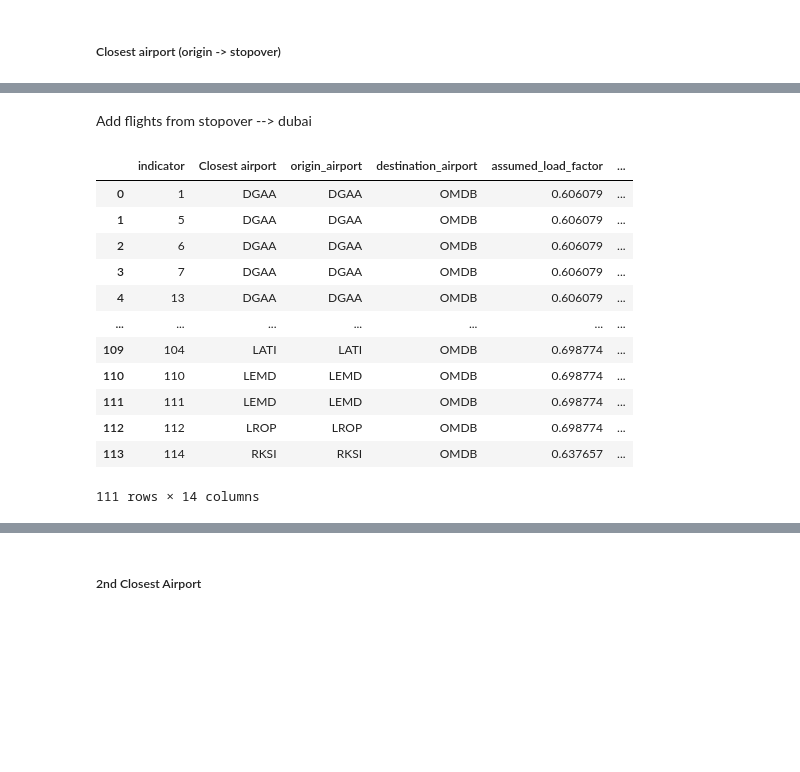
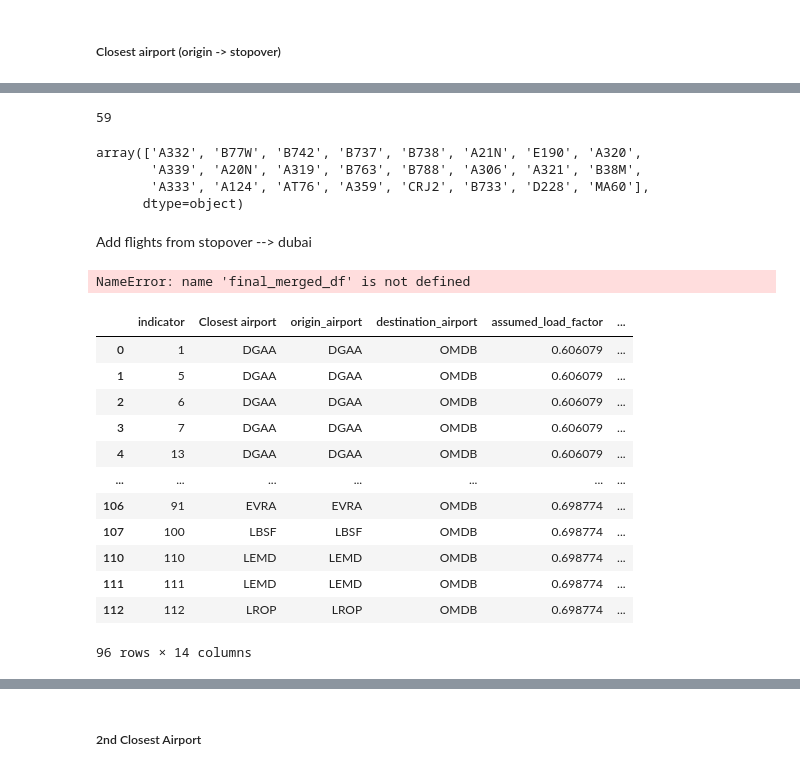
Before and after one commit to lukasschirren/COP_flight_analysis, a Jupyter notebook: cop28_delegate_list.ipynb, the cells around one changed output, grey strips where cells are left out. Saved outputs shown, nothing was run; the diff lists cells and outputs as text; code cells hidden in the pictures; blank space fills up the shorter version.

```diff
--- a/cop28_delegate_list.ipynb
+++ b/cop28_delegate_list.ipynb
@@ -241,6 +234,8 @@ non_direct = airport_location[airport_location['existing_flight'] == False]
 # test.drop_duplicates(subset=['icao'])
 # test.to_excel('flights_with_transit_stop_with_latitude.xlsx', index=False)
 non_direct.to_excel('non_existing_flights.xlsx', index=False)
-non_direct
+non_direct.reset_index(inplace=True)
+non_direct = non_direct[['iata','icao','total_delegates','country_code','airport','latitude','longitude','distance_to_dubai','existing_flight']]
+non_direct.iloc[:3]
 # %% [output]
 |  | iata | icao | total_delegates | country_code | airport | latitude | longitude | distance_to_dubai | ... |
@@ -268,0 +297,12 @@ df_stopover = pd.read_csv(path_transit)
+# %%
+results_closest = merged_df['hub_airport','to_dubai']
+destination_dubai = pd.merge(merged_df, df, left_on=['hub_airport', 'to_dubai'], right_on=['origin_airport', 'destination_airport'], how='inner')
+# destination_dubai = destination_dubai.drop_duplicates(subset=['icao'], keep='first')
+destination_dubai.reset_index(inplace=True)
+# destination_dubai = destination_dubai[['icao','first_closest','origin_airport','destination_airport',
+#        'assumed_load_factor', 'aircraft_type_icao', 'total_fuel_burn','co2_kg',
+#        'nox_kg','hc_kg', 'oc_kg', 'h2o_kg', 'so2_kg', 'sulphates_kg','to_dubai'
+#        ]]
+print(len(destination_dubai))
+destination_dubai.iloc[:3]
+# destination_dubai['hub_airport'].unique()
@@ -319,5 +393,4 @@ pd.DataFrame(unique_list)
 # %%
-
 # List to store merged DataFrames
 merged_dfs = []
 
@@ -325,7 +398,7 @@ merged_dfs = []
 # Iterate over the 'Closest airport' column
 for dest in df_stopover['Closest airport']:
     # Perform the merge operation
-    merged_result = airport_location.merge(df[df['destination_airport'] == dest], left_on='icao', right_on='origin_airport', how='inner')
+    merged_result = non_direct.merge(df[df['destination_airport'] == dest], left_on='icao', right_on='origin_airport', how='inner')
 
     # Check if merged result is not empty
     if not merged_result.empty:
@@ -337,15 +410,12 @@ for dest in df_stopover['Closest airport']:
 
 # Concatenate the list of merged DataFrames into a single DataFrame
 final_merged_df = pd.concat(merged_dfs, ignore_index=True)
-final_merged_df = final_merged_df.merge(df_stopover,left_on='icao',right_on='Closest airport', how='inner')
+# final_merged_df = final_merged_df.merge(df_stopover,left_on='destination_airport',right_on='Closest airport', how='outer')
 
 # Save the final merged DataFrame
 #final_merged_df.to_csv('merged_data.csv', index=False)  # You can change the filename and format as needed
 
-final_merged_df = final_merged_df.drop_duplicates(subset=['indicator'])
+
+# final_merged_df = final_merged_df.sort_values(by=['icao', 'co2_kg'])
+final_merged_df = final_merged_df.drop_duplicates(subset=['icao'], keep='first')
 final_merged_df.reset_index(inplace=True)
-final_merged_df = final_merged_df[['indicator','Closest airport','origin_airport','destination_airport',
-       'assumed_load_factor', 'aircraft_type_icao', 'total_fuel_burn','co2_kg',
-       'nox_kg','hc_kg', 'oc_kg', 'h2o_kg', 'so2_kg', 'sulphates_kg',
-       ]]
-final_merged_df
@@ -372,0 +422,6 @@ unique_list = list(set(my_list))
+# %%
+final_merged_df = final_merged_df[['icao','total_delegates','country_code','origin_airport','destination_airport',
+       'assumed_load_factor', 'aircraft_type_icao', 'total_fuel_burn','co2_kg',
+       'nox_kg','hc_kg', 'oc_kg', 'h2o_kg', 'so2_kg', 'sulphates_kg',
+       ]]
+final_merged_df.iloc[:5]
@@ -373,24 +435,48 @@ unique_list = list(set(my_list))
+# %%
+len(final_merged_df['origin_airport'])
+# %% [output]
+59
+# %%
+final_merged_df['aircraft_type_icao'].unique()
+# %% [output]
+array(['A332', 'B77W', 'B742', 'B737', 'B738', 'A21N', 'E190', 'A320',
+       'A339', 'A20N', 'A319', 'B763', 'B788', 'A306', 'A321', 'B38M',
+       'A333', 'A124', 'AT76', 'A359', 'CRJ2', 'B733', 'D228', 'MA60'],
+      dtype=object)
 # %% [markdown]
 Add flights from stopover --> dubai
+# %%
+
+# Count the occurrences of each value in final_merged_df['origin_airport']
+occurrences_count = final_merged_df['origin_airport'].value_counts().to_dict()
+
+# Delete the same number of occurrences from non_direct['icao'] for each value in final_merged_df['origin_airport']
+for value, count in occurrences_count.items():
+    non_direct = non_direct.drop(non_direct[non_direct['icao'] == value].head(count).index)
+
+len(non_direct)
+# %% [output]
+NameError: name 'final_merged_df' is not defined
 # %%
-values_to_drop = [82,37,38]
+# Select flights from destination to dubai
+values_to_drop = final_merged_df['destination_airport']#[82,37,38]
 
-stop_over_dubai_closest = stop_over_dubai[~stop_over_dubai['indicator'].isin(values_to_drop)]
-stop_over_dubai_closest
+stop_over_dubai_closest = stop_over_dubai[stop_over_dubai['origin_airport'].isin(values_to_drop)]
+stop_over_dubai_closest#['origin_airport']
 # %% [output]
 |  | indicator | Closest airport | origin_airport | destination_airport | assumed_load_factor | ... |
 | 0 | 1 | DGAA | DGAA | OMDB | 0.606079 | ... |
 | 1 | 5 | DGAA | DGAA | OMDB | 0.606079 | ... |
 | 2 | 6 | DGAA | DGAA | OMDB | 0.606079 | ... |
 | 3 | 7 | DGAA | DGAA | OMDB | 0.606079 | ... |
 | 4 | 13 | DGAA | DGAA | OMDB | 0.606079 | ... |
 | ... | ... | ... | ... | ... | ... | ... |
-| 109 | 104 | LATI | LATI | OMDB | 0.698774 | ... |
+| 106 | 91 | EVRA | EVRA | OMDB | 0.698774 | ... |
+| 107 | 100 | LBSF | LBSF | OMDB | 0.698774 | ... |
 | 110 | 110 | LEMD | LEMD | OMDB | 0.698774 | ... |
 | 111 | 111 | LEMD | LEMD | OMDB | 0.698774 | ... |
 | 112 | 112 | LROP | LROP | OMDB | 0.698774 | ... |
-| 113 | 114 | RKSI | RKSI | OMDB | 0.637657 | ... |
-111 rows × 14 columns
+96 rows × 14 columns
 # %%
 combined_df = pd.concat([final_merged_df, stop_over_dubai_closest], ignore_index=True)
 combined_df
```
Also changed, not shown: parts of 38 cells of this notebook, 7 other files.
